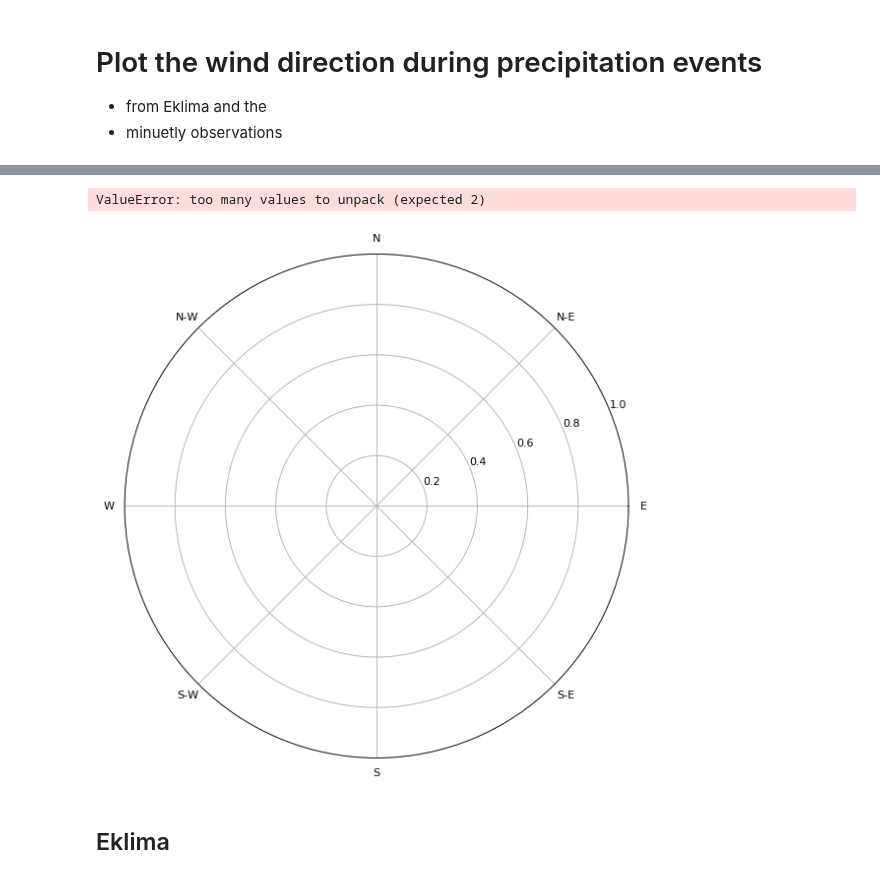
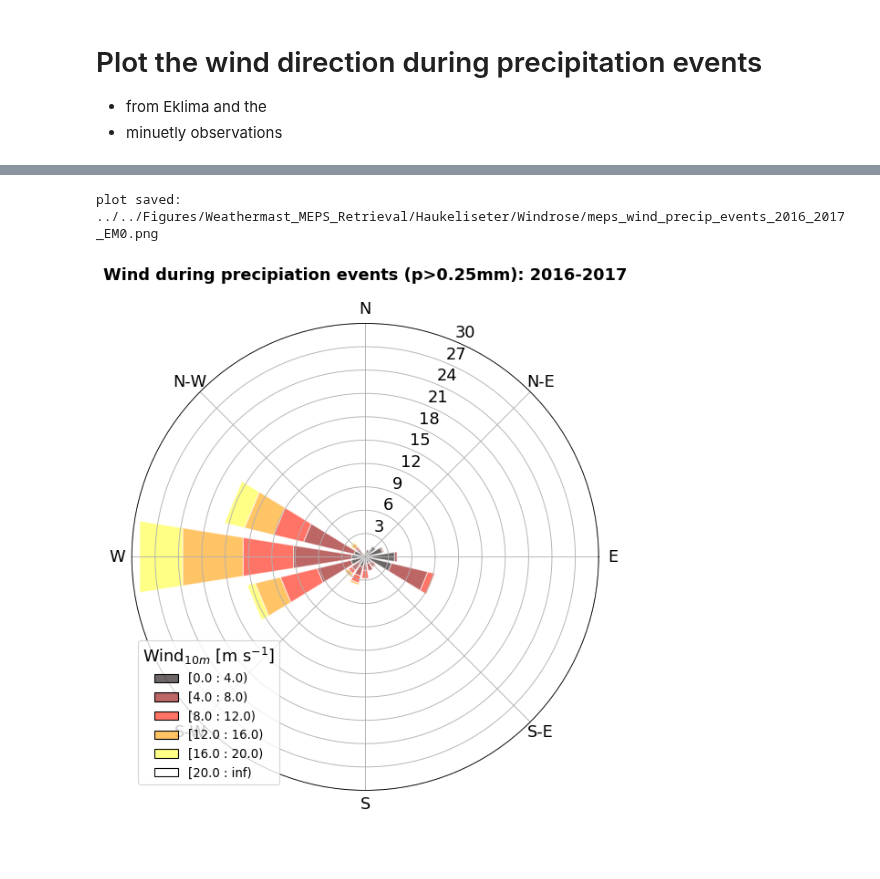
Before and after one commit to franzihe/research_Haukeli, a Jupyter notebook: Weathermast/plt_windrose_precip_events.ipynb, the cells around one changed output, grey strips where cells are left out. Saved outputs shown, nothing was run; the diff lists cells and outputs as text; code cells hidden in the pictures; blank space fills up the shorter version.

```diff
--- a/Weathermast/plt_windrose_precip_events.ipynb
+++ b/Weathermast/plt_windrose_precip_events.ipynb
@@ -23,9 +23,9 @@ np.warnings.filterwarnings('ignore')
 # %%
 station = 'Haukeliseter'
 # %%
-savefig = 0
+savefig = 1
 form = 'png'
-figdir = '../../Figures/Weathermast/Wind'
+figdir = '../../Figures/Weathermast_MEPS_Retrieval/%s/Windrose' %station
 # %%
 nc_dir = '../../Data/Weathermast_MEPS_Retrieval/'
 # %%
@@ -34,6 +34,9 @@ m = ['11', '12', '01', '02', '03']
 fn = dict()
 obs_wind_dir = dict()
 obs_wind_speed = dict()
+
+meps_wind_dir = dict()
+meps_wind_speed = dict()
 for month in m:
     if month == '11':
 #        t = np.arange(8,31)
@@ -68,5 +71,8 @@ for month in m:
         obs_wind_dir[Date] = fn[Date].variables['obs_wind_direction'][:]
         obs_wind_speed[Date] = fn[Date].variables['obs_wind_speed'][:]
 
- #       fn[Date].close()
+        meps_wind_dir[Date] = fn[Date].variables['meps_wind_direction'][:]
+        meps_wind_speed[Date] = fn[Date].variables['meps_wind_speed'][:]
+
+        fn[Date].close()
 # %%
@@ -79 +81,7 @@ vals_wd = (list(obs_wind_dir.values()))
+# %%
+meps_ws = (list(meps_wind_speed.values()))
+meps_wd = (list(meps_wind_dir.values()))
+
+meps_WS = np.array(meps_ws)[:,:,0]
+meps_WD = np.array(meps_wd)[:,:,0]
 # %%
@@ -107,19 +130,23 @@ ValueError: too many values to unpack (expected 2)
 # %%
+ax0 = WindroseAxes.from_ax()
+ax0.bar(  meps_WD[~np.isnan(meps_WD[:,:])], meps_WS[~np.isnan(meps_WD[:,:])],
+      # normed=True, opening=0.8, edgecolor ='white',cmap=cmap, bins = np.arange(0,24,4),alpha=0.5)
+        normed=True, opening=0.8, edgecolor ='white',cmap=plt.get_cmap('hot'), bins = np.arange(0,24,4),alpha=0.6)
+
+
 ax0._info['bins']
 ax0.set_legend()
 ax0.legend(title = 'Wind$_{10m}$ [m s$^{-1}$]', fontsize = 12)
 ax0.get_legend().get_title().set_fontsize(16)
 ax0.tick_params(labelsize = 16)
-ax0.set_yticks(np.arange(3, 18, step=3))
-ax0.set_yticklabels(np.arange(3, 18, step=3))
-ax0.set_title('1-hourly Eklima wind during precipiation events: 08112016-31032017', fontsize = 16, y=1.08,fontweight='bold')
+ax0.set_yticks(np.arange(3, 33, step=3))
+ax0.set_yticklabels(np.arange(3, 33, step=3))
+ax0.set_title('Wind during precipiation events (p>0.25mm): 2016-2017', fontsize = 16, y=1.08,fontweight='bold')
 if savefig == 1:
-    fig_name = 'eklima_wind_precip_events_2016_2017.%s' %form
+    fig_name = 'meps_wind_precip_events_2016_2017_EM0.%s' %form
     cF.createFolder('%s/' %(figdir))
     plt.savefig('%s/%s' % (figdir, fig_name), format = form, bbox_inches='tight', transparent=True)
     print('plot saved: %s/%s' %(figdir,fig_name))
 # %% [output]
-ValueError: too many values to unpack (expected 2)
+plot saved: ../../Figures/Weathermast_MEPS_Retrieval/Haukeliseter/Windrose/meps_wind_precip_events_2016_2017_EM0.png
-[figure, old version]
+[figure, new version]
-# %% [markdown]
-## Eklima
```
Also changed, not shown: parts of 16 cells of this notebook.
